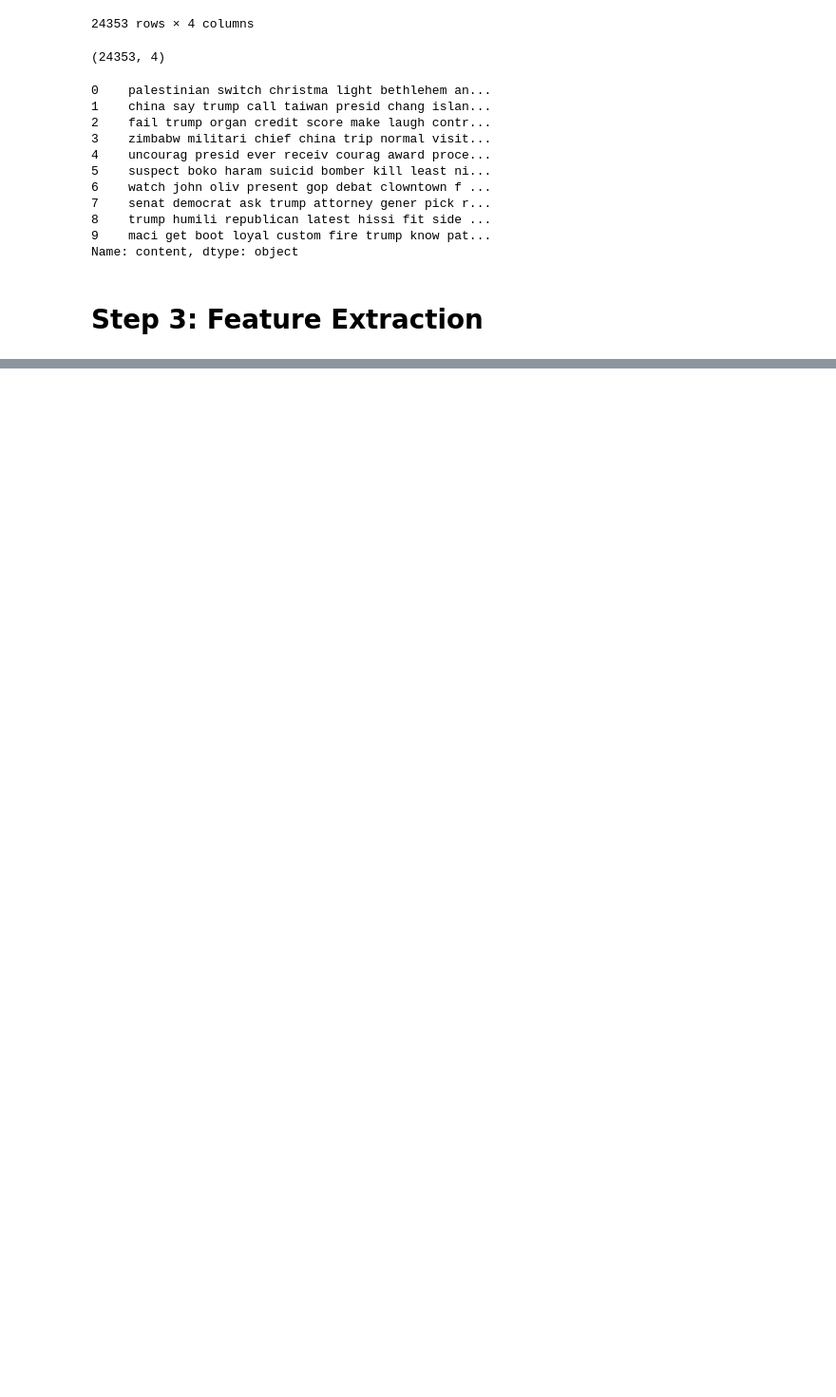
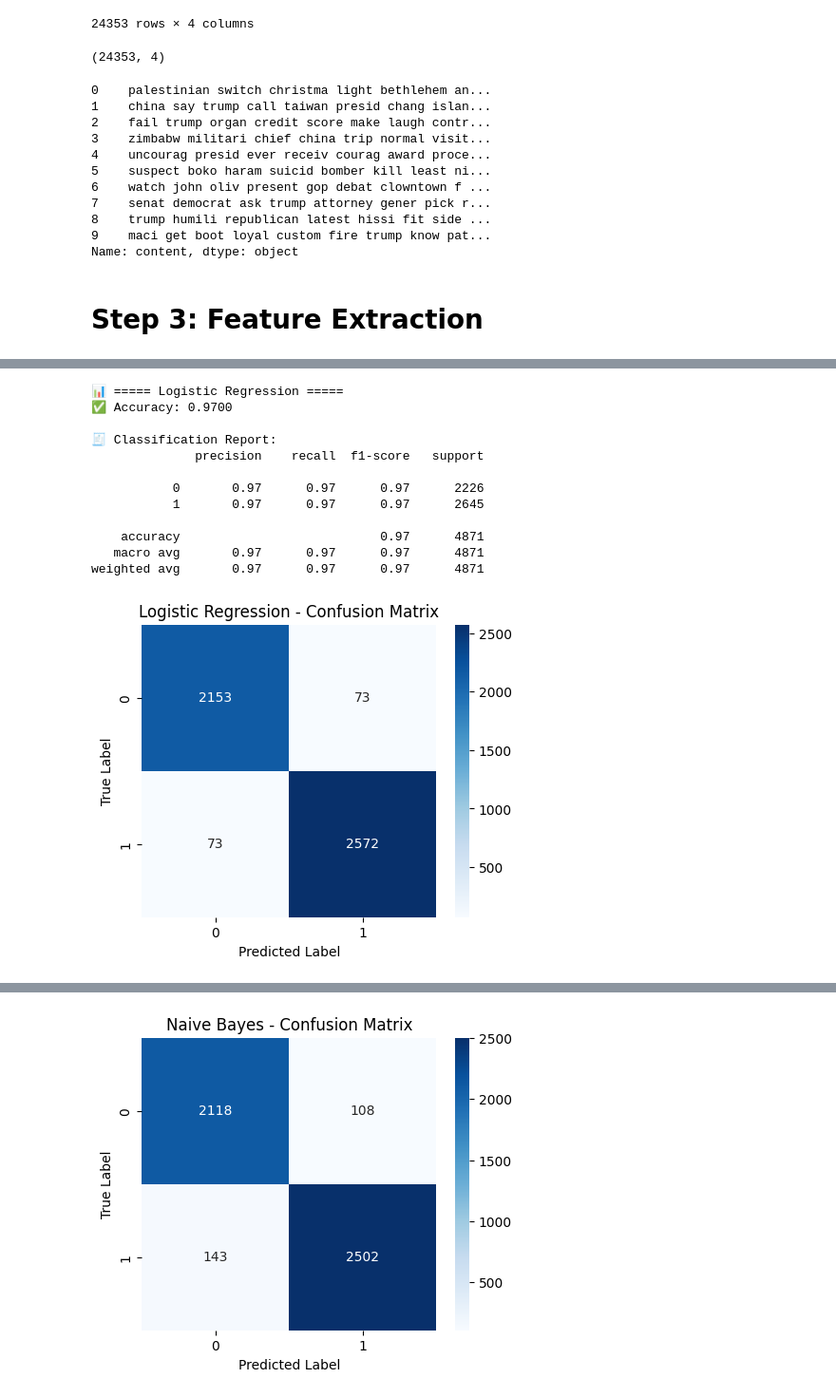
Before and after one commit to shersheryar/ML-Projects, a Jupyter notebook: fake-news-detection/fake-news-detection.ipynb, the cells around one changed output, grey strips where cells are left out. Shown at 95% size. Saved outputs shown, nothing was run; the diff lists cells and outputs as text; code cells hidden in the pictures; blank space fills up the shorter version.

```diff
--- a/fake-news-detection/fake-news-detection.ipynb
+++ b/fake-news-detection/fake-news-detection.ipynb
@@ -146,3 +158,3 @@ print(Y.shape)
 # %%
 from sklearn.model_selection import train_test_split
-X_train, X_test, Y_train, Y_test = train_test_split(X, Y, test_size=0.2, random_state=2)
+X_train, X_test, y_train, y_test = train_test_split(X, Y, test_size=0.2, random_state=2)
@@ -148,0 +264,9 @@ X_train, X_test, Y_train, Y_test = train_test_split(X, Y, test_size=0.2, random_
+# %%
+# using SVM with poly
+from sklearn.svm import SVC
+model = SVC(kernel='poly', degree=2)
+svm_model.fit(X_train, y_train)
+svm_pred = svm_model.predict(X_test)
+print("SVM Accuracy:", accuracy_score(y_test, svm_pred))
+print("\nDetailed classification report:\n")
+print(classification_report(y_test, svm_pred))
@@ -148,0 +286,8 @@ X_train, X_test, Y_train, Y_test = train_test_split(X, Y, test_size=0.2, random_
+# %%
+# using SVM with RBF kernel
+model = SVC(kernel='rbf', C=2.0, gamma='scale')
+svm_model.fit(X_train, y_train)
+svm_pred = svm_model.predict(X_test)
+print("SVM Accuracy:", accuracy_score(y_test, svm_pred))
+print("\nDetailed classification report:\n")
+print(classification_report(y_test, svm_pred))
@@ -148,0 +321,57 @@ X_train, X_test, Y_train, Y_test = train_test_split(X, Y, test_size=0.2, random_
+# %%
+
+import matplotlib.pyplot as plt
+import seaborn as sns
+from sklearn.linear_model import LogisticRegression
+from sklearn.naive_bayes import MultinomialNB
+from sklearn.ensemble import RandomForestClassifier
+from sklearn.svm import LinearSVC
+from sklearn.metrics import (
+    accuracy_score, classification_report, confusion_matrix
+)
+
+# -----------------------------
+# 🧩 Define helper function for results
+# -----------------------------
+def evaluate_model(model, model_name, X_train, y_train, X_test, y_test):
+    model.fit(X_train, y_train)
+    y_pred = model.predict(X_test)
+
+    acc = accuracy_score(y_test, y_pred)
+    print(f"\n===== {model_name} =====")
+    print(f"Accuracy: {acc:.4f}")
+    print("\nClassification Report:")
+    print(classification_report(y_test, y_pred))
+
+    # Confusion Matrix
+    cm = confusion_matrix(y_test, y_pred)
+    plt.figure(figsize=(5, 4))
+    sns.heatmap(cm, annot=True, fmt='d', cmap='Blues')
+    plt.title(f"{model_name} - Confusion Matrix")
+    plt.xlabel("Predicted Label")
+    plt.ylabel("True Label")
+    plt.show()
+
+models = [
+    (LogisticRegression(max_iter=1000), "Logistic Regression"),
+    (MultinomialNB(), "Naive Bayes"),
+    (RandomForestClassifier(n_estimators=100, random_state=42), "Random Forest"),
+    (LinearSVC(), "SVM (Linear)")
+]
+
+for model, name in models:
+    evaluate_model(model, name, X_train, y_train, X_test, y_test)
+# %% [output]
+📊 ===== Logistic Regression =====
+✅ Accuracy: 0.9700
+
+🧾 Classification Report:
+              precision    recall  f1-score   support
+
+           0       0.97      0.97      0.97      2226
+           1       0.97      0.97      0.97      2645
+
+    accuracy                           0.97      4871
+   macro avg       0.97      0.97      0.97      4871
+weighted avg       0.97      0.97      0.97      4871
+[figure, added]
@@ -148,0 +390 @@ X_train, X_test, Y_train, Y_test = train_test_split(X, Y, test_size=0.2, random_
+[figure, added]
```
Also changed, not shown: parts of 19 cells of this notebook, 3 other files.
